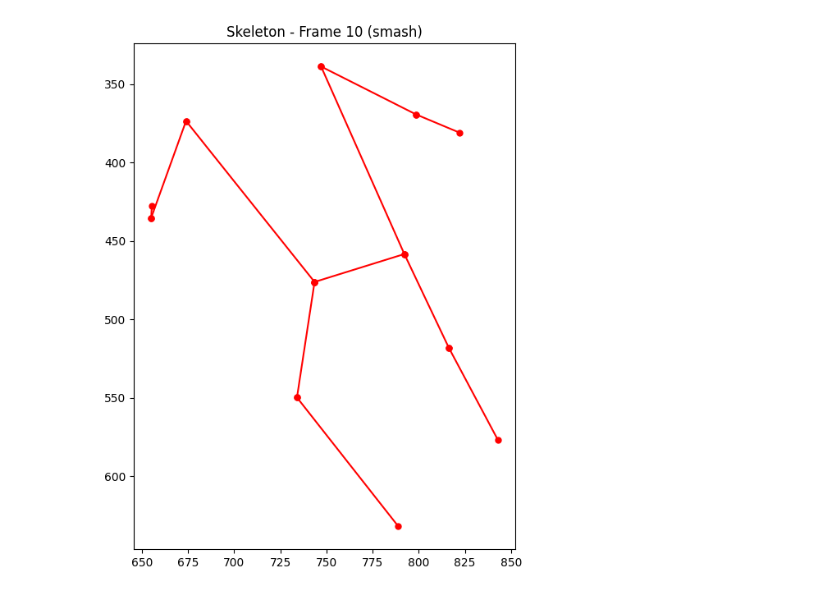
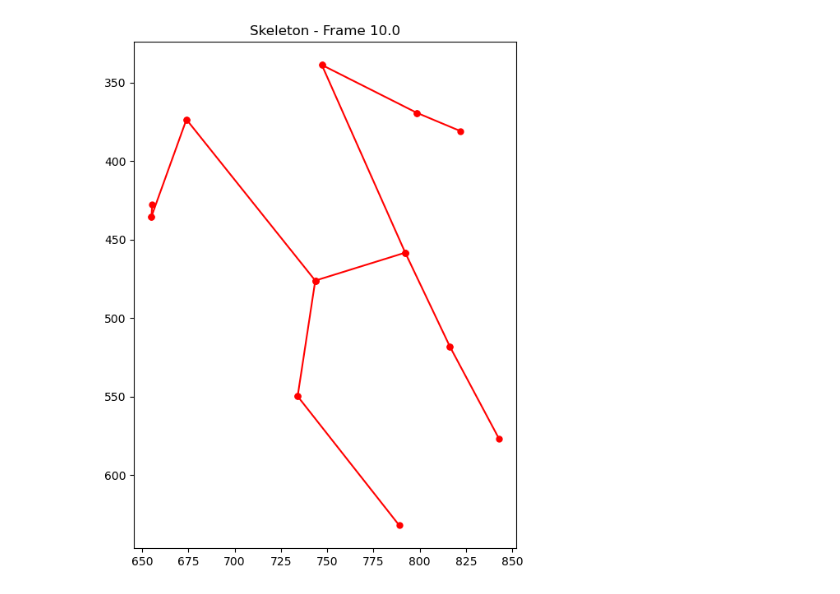
Before and after one commit to nguyennminh/CCI-HACKATHON, a Jupyter notebook: UNCC Hackathon 2025 Data Cleaning.ipynb, the cells around one changed output. Saved outputs shown, nothing was run; the diff lists cells and outputs as text; code cells hidden in the pictures.

```diff
--- a/UNCC Hackathon 2025 Data Cleaning.ipynb
+++ b/UNCC Hackathon 2025 Data Cleaning.ipynb
@@ -3,7 +3,7 @@ import pandas as pd
 import matplotlib.pyplot as plt
 from matplotlib.animation import FuncAnimation
 # %%
-df = pd.read_csv('/Users/eziafailabor/Desktop/UNCC Project/smash_v1.csv')
+df = pd.read_csv('smash_v1.csv')
 
 # Removing type_of_shot (they're all the same)
 df = df.drop('type_of_shot', axis = 1)
@@ -66,32 +85,32 @@ anim.save('badminton_shot.gif', writer='pillow')
 # %%
 # Example: pick the first row of df
 row = df.iloc[10]
 
 # Extract keypoints
 keypoints = []
 for i in range(17):  # kpt_0 to kpt_16
     x = row[f'kpt_{i}_x']
     y = row[f'kpt_{i}_y']
     keypoints.append((x, y))
 
 # Skeleton connections (COCO style)
 skeleton = [
     (0,1),(0,2),(1,3),(2,4),
     (0,5),(0,6),(5,7),(7,9),(6,8),(8,10),
     (5,11),(6,12),(11,12),(11,13),(13,15),
     (12,14),(14,16)
 ]
 
 # Plot
 plt.figure(figsize=(6,8))
 for a,b in skeleton:
     if keypoints[a][0] != 0 and keypoints[a][1] != 0 and keypoints[b][0] != 0 and keypoints[b][1] != 0:
         x_vals = [keypoints[a][0], keypoints[b][0]]
         y_vals = [keypoints[a][1], keypoints[b][1]]
         plt.plot(x_vals, y_vals, 'ro-', markersize=5)
 
 plt.gca().invert_yaxis()  # Match image coordinates
-plt.title(f"Skeleton - Frame {row['frame_count']} ({row['type_of_shot']})")
+plt.title(f"Skeleton - Frame {row['frame_count']}")
 plt.show()
 # %% [output]
-[figure, old version]
+[figure, new version]
```
Also changed, not shown: parts of 3 cells of this notebook.
